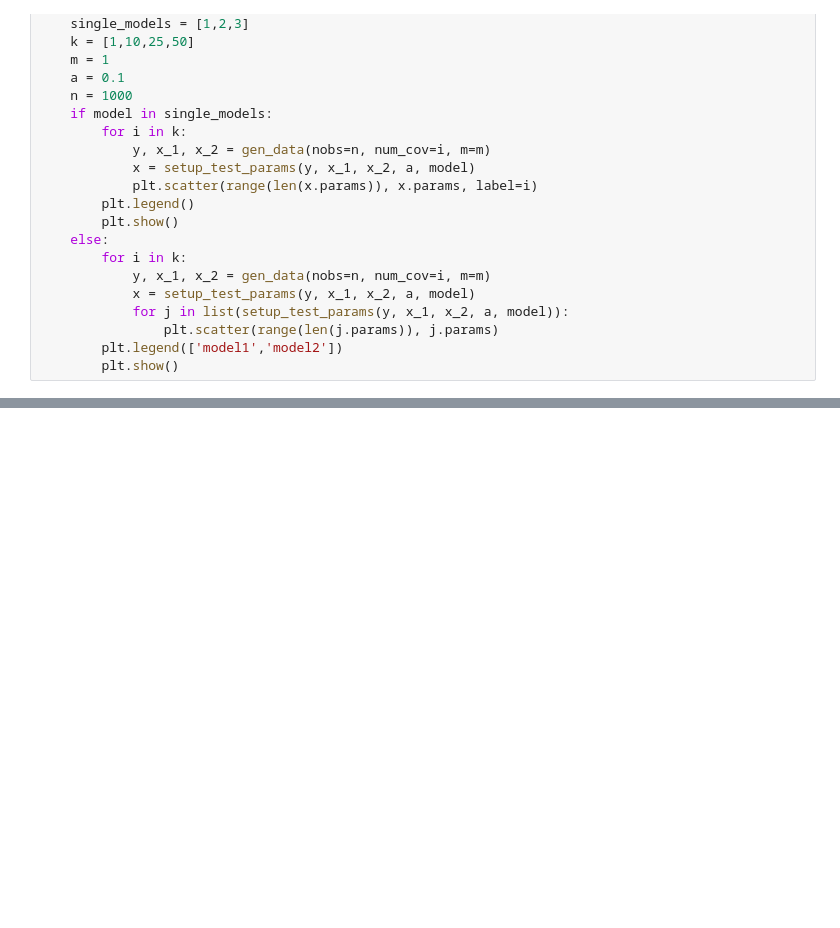
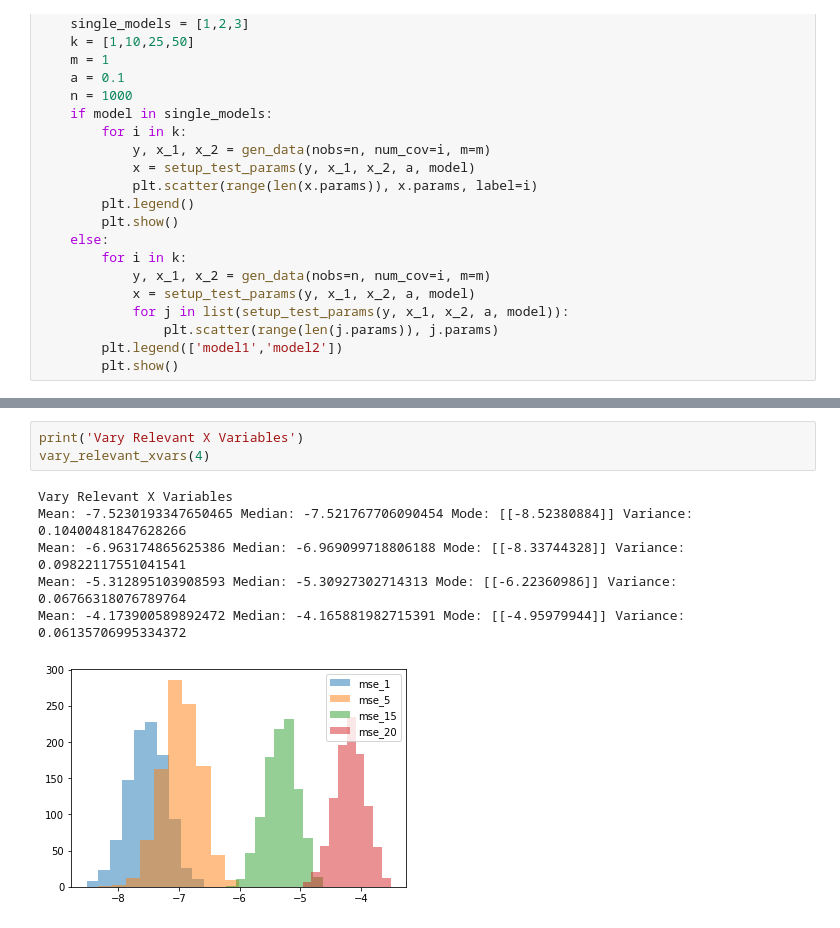
Before and after one commit to ericschulman/nonparam_vuong, a Jupyter notebook: lasso/lasso_est2.ipynb, the cells around one changed output, grey strips where cells are left out. Saved outputs shown, nothing was run; the diff lists cells and outputs as text; blank space fills up the shorter version.

```diff
--- a/lasso/lasso_est2.ipynb
+++ b/lasso/lasso_est2.ipynb
@@ -407,0 +537,10 @@ Mean: 3.9882861391474185 Median: 3.981144487073337 Mode: [[2.39423522]] Variance
+# %%
+print('Vary Relevant X Variables')
+vary_relevant_xvars(4)
+# %% [output]
+Vary Relevant X Variables
+Mean: -7.5230193347650465 Median: -7.521767706090454 Mode: [[-8.52380884]] Variance: 0.10400481847628266
+Mean: -6.963174865625386 Median: -6.969099718806188 Mode: [[-8.33744328]] Variance: 0.09822117551041541
+Mean: -5.312895103908593 Median: -5.30927302714313 Mode: [[-6.22360986]] Variance: 0.06766318076789764
+Mean: -4.173900589892472 Median: -4.165881982715391 Mode: [[-4.95979944]] Variance: 0.06135706995334372
+[figure, added]
```
Also changed, not shown: parts of 24 cells of this notebook, 1 other file.
